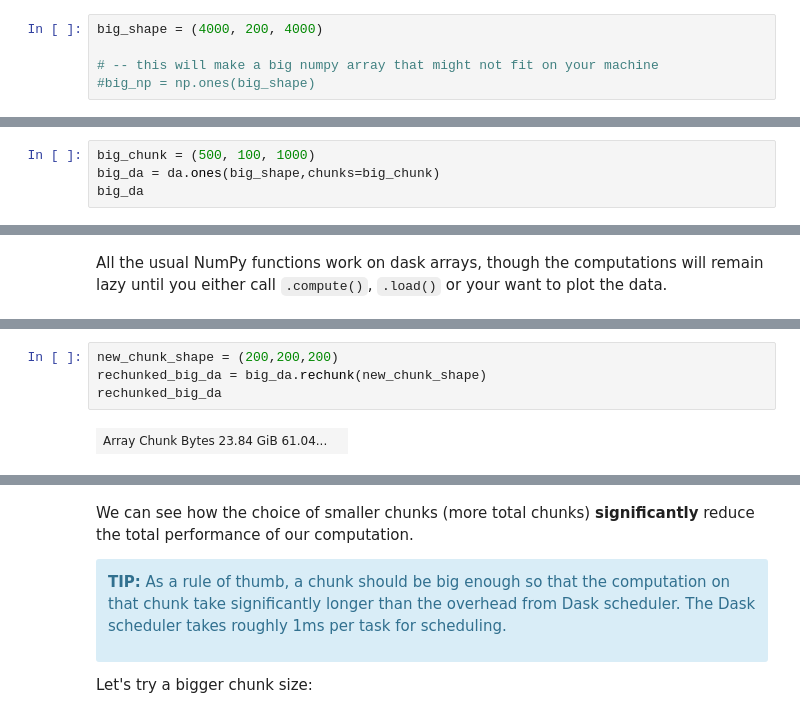
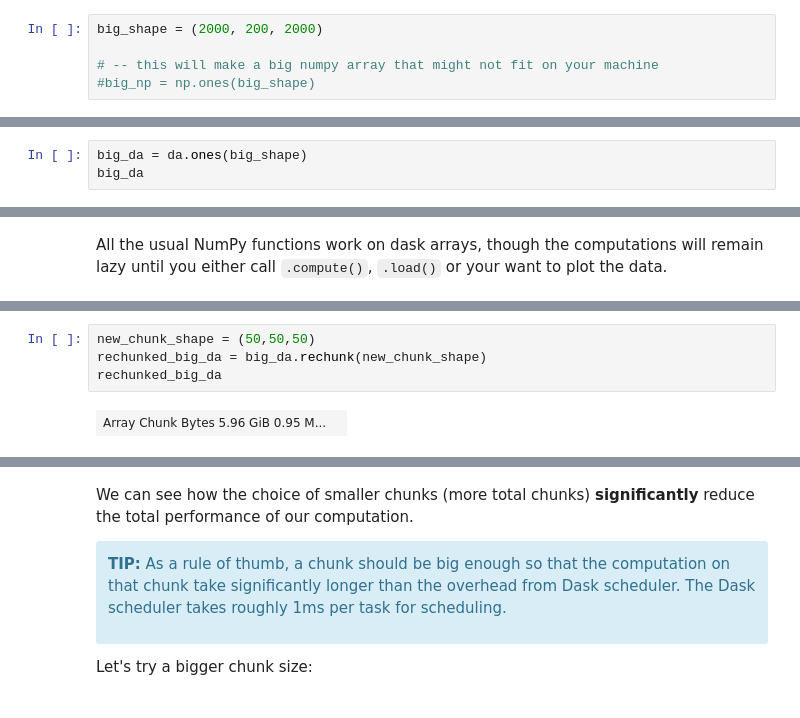
Before and after one commit to NCAR/dask-tutorial, a Jupyter notebook: notebooks/01-dask-array.ipynb, the cells around one changed output, grey strips where cells are left out. Saved outputs shown, nothing was run; the diff lists cells and outputs as text.

```diff
--- a/notebooks/01-dask-array.ipynb
+++ b/notebooks/01-dask-array.ipynb
@@ -291,12 +312,11 @@ The previous example illustrated how Dask works, but using Dask is not really ne
 # %%
-big_shape = (4000, 200, 4000)
+big_shape = (2000, 200, 2000)
 
 # -- this will make a big numpy array that might not fit on your machine
 #big_np = np.ones(big_shape)
 # %% [markdown]
 Make a similar Dask Array with similar shape but specifying the `chunks` size:
 # %%
-big_chunk = (500, 100, 1000)
-big_da = da.ones(big_shape,chunks=big_chunk)
+big_da = da.ones(big_shape)
 big_da
 # %% [output]
@@ -350,11 +359,11 @@ We will learn more about best practices regarding `chunk` size later during the
 
 We can change the chunking of a Dask array, using the `rechunk` method. Please note that rechunking Dask arrays can be very expensive, so choosing an appropriate chunk size initially is ideal.
 # %%
-new_chunk_shape = (200,200,200)
+new_chunk_shape = (50,50,50)
 rechunked_big_da = big_da.rechunk(new_chunk_shape)
 rechunked_big_da
 # %% [output]
-| Array Chunk Bytes 23.84 GiB 61.04... |  |
+| Array Chunk Bytes 5.96 GiB 0.95 M... |  |
 # %%
 %%time
 # perform big computation on chunked array
```
Also changed, not shown: parts of 54 cells of this notebook.
